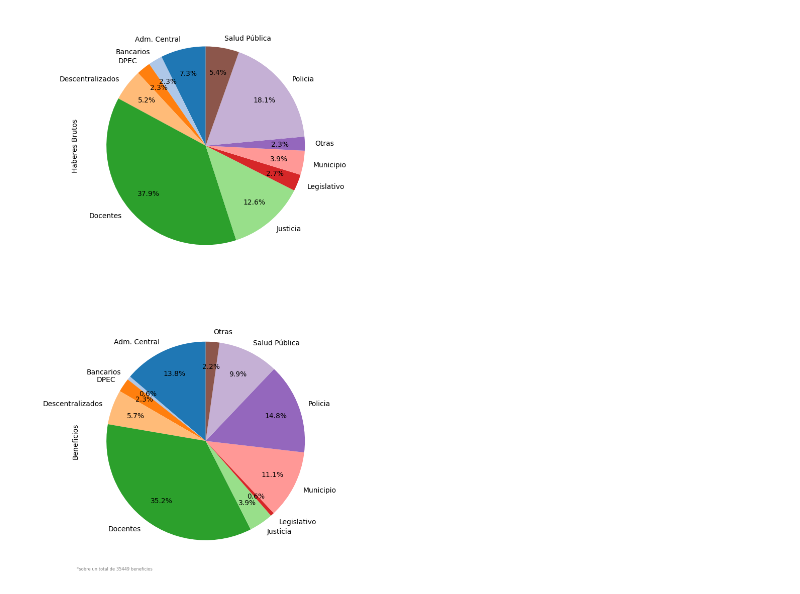
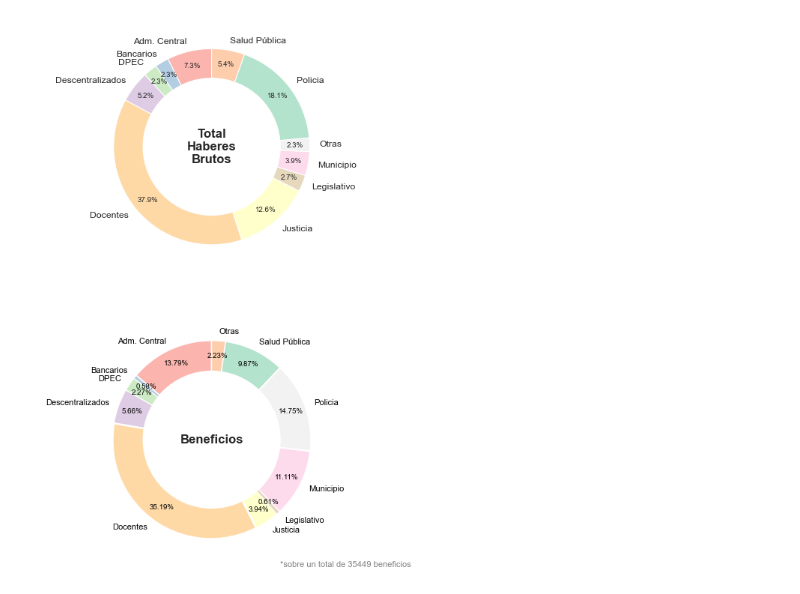
Before and after one commit to chrisgalvez/ReportesLiquidaciones, a Jupyter notebook: estadisticas-liquidaciones.ipynb, the cells around one changed output. Saved outputs shown, nothing was run; the diff lists cells and outputs as text; code cells hidden in the pictures.

```diff
--- a/estadisticas-liquidaciones.ipynb
+++ b/estadisticas-liquidaciones.ipynb
@@ -180,9 +175,13 @@ plt.close()
 # %%
-from palettable.tableau import Tableau_20
+from matplotlib import cm
 
-colores = Tableau_20.hex_colors
+pastel1 = plt.get_cmap("Pastel1")
+pastel2 = plt.get_cmap("Pastel2")
 
-fig, axs = plt.subplots(2, 1, figsize=(6, 12), tight_layout=True)
+colores = [cmap(i) for i in range(pastel1.N)] + [pastel2(i) for i in range(pastel2.N)]
+
+
+fig, axs = plt.subplots(2, 1, figsize=(4, 8), tight_layout=True, gridspec_kw={'height_ratios': [2, 2]})
 
 # Obtener las 10 primeras reparticiones con mayor BRUTO
 top_10_reparticiones_bruto = brutos.groupby("TIPOREPARTICION")["BRUTO"].sum().nlargest(10).index
@@ -196,47 +195,76 @@ data_top_10_bruto = brutos.loc[brutos['TIPOREPARTICION'].isin(top_10_reparticion
 # Concatenar las series
 data_top_10_bruto.loc[len(data_top_10_bruto)] = ["Otras", total_resto_reparticiones_bruto]
 
-data_top_10_bruto.groupby("TIPOREPARTICION").sum("BRUTO").plot.pie(ax=axs[0], y="BRUTO", autopct="%1.1f%%",
-    label="Haberes Brutos", pctdistance=0.75, startangle=90, colors=colores[:11])
+data_top_10_bruto_grp = data_top_10_bruto.groupby("TIPOREPARTICION").sum("BRUTO")
+
+plt.subplot(2,1,1)
+
+sectores, textos, autos = plt.pie(data_top_10_bruto_grp["BRUTO"], labels=data_top_10_bruto_grp.index,  autopct="%1.1f%%", startangle=90, pctdistance=0.85, colors=colores[:11])
+
+for i, aut in enumerate(autos):
+        aut.set_fontsize(7)
+
+centre_circle = plt.Circle((0,0),0.70,fc='white')
+axs[0].add_artist(centre_circle)
+axs[0].text(0, 0, 'Total\nHaberes\nBrutos', horizontalalignment='center', verticalalignment='center', fontsize=12, fontweight='bold')
+
 axs[0].legend().set_visible(False)
-
 
 ###
 
 # Obtener las 10 primeras reparticiones con mayor BRUTO
 top_10_reparticiones_cantidad = brutos.groupby("TIPOREPARTICION").count().nlargest(10, "CONTROL").index
 
 # Calcular el total del BRUTO del resto de las reparticiones
 resto_reparticiones = brutos[~brutos['TIPOREPARTICION'].isin(top_10_reparticiones_bruto)]
 
 total_resto_reparticiones = resto_reparticiones.count()["CONTROL"].sum()
 
 # Crear los datos para el gráfico de pastel
 data_top_10 = brutos.loc[brutos['TIPOREPARTICION'].isin(top_10_reparticiones_bruto), ["TIPOREPARTICION", "CONTROL"]]
 
 
 data_top_10_grp = data_top_10.groupby("TIPOREPARTICION").count()["CONTROL"]
 
 # Concatenar las series
 data_top_10_grp = pd.concat( [data_top_10_grp, pd.Series({"Otras": total_resto_reparticiones})] )
 
-data_top_10_grp.plot.pie(ax=axs[1], y="BRUTO", autopct="%1.1f%%", label="Beneficios",
-    colors=colores[:len(data_top_10_grp)], pctdistance=0.75, startangle=90)
+#data_top_10_grp.plot.pie(ax=axs[1], y="BRUTO", autopct="%1.1f%%", label="",     colors=colores[:len(data_top_10_grp)], pctdistance=0.80, startangle=90)
 
-plt.text(-1.30, -1.30, '*sobre un total de {} beneficios'.format(data_top_10_grp.sum()), fontsize=6, fontweight='normal', color='gray')
+plt.subplot(2,1,2)
+sectores, textos, autos = plt.pie(x=data_top_10_grp, labels=data_top_10_grp.index, autopct=lambda p:f'{p:.2f}%',
+        shadow=False, startangle=90, explode=[0.01] * len(data_top_10_grp),
+        pctdistance=0.85, colors=colores[:11],
+        textprops={"fontsize": 8, "color": "black"})
+
+for i, aut in enumerate(autos):
+        aut.set_fontsize(7)
+
+centre_circle = plt.Circle((0,0),0.70,fc='white')
+axs[1].add_artist(centre_circle)
+axs[1].text(0, 0, 'Beneficios', horizontalalignment='center', verticalalignment='center', fontsize=12, fontweight='bold')
+
+axs[1].legend().set_visible(False)
+
+plt.text(0.70, -1.30, '*sobre un total de {} beneficios'.format(data_top_10_grp.sum()),
+        fontsize=8, fontweight='normal', color='gray')
 #plt.text(-1.30, -1.37, '**' + ",".join(resto_reparticiones["TIPOREPARTICION"].unique()), fontsize=6, fontweight='normal', color='gray', wrap=True, verticalalignment='top')
 
 
 plt.legend().set_visible(False)
 #plt.title("Beneficios por tipo de repartición", fontdict={'family': 'Arial', 'size': 12,  'weight': 'bold', 'style': 'normal'})
 plt.rcParams['savefig.dpi'] = 600
+
+# Ajustar el layout para reducir el espacio entre los gráficos de pastel
+plt.subplots_adjust(wspace=0, hspace=5)
+
 plt.show()
 
 temp_pie_brutos_tr = tempfile.NamedTemporaryFile(delete=False, suffix='.png')
 plt.savefig(temp_pie_brutos_tr)
 plt.close()
 # %% [output]
-[figure, old version]
+[figure, new version]
 # %%
 municipales_bruto = brutos.loc[brutos["TIPOREPARTICION"] == "Municipio"].sum()["BRUTO"]
 
```
Also changed, not shown: parts of 11 cells of this notebook, 1 other file.
